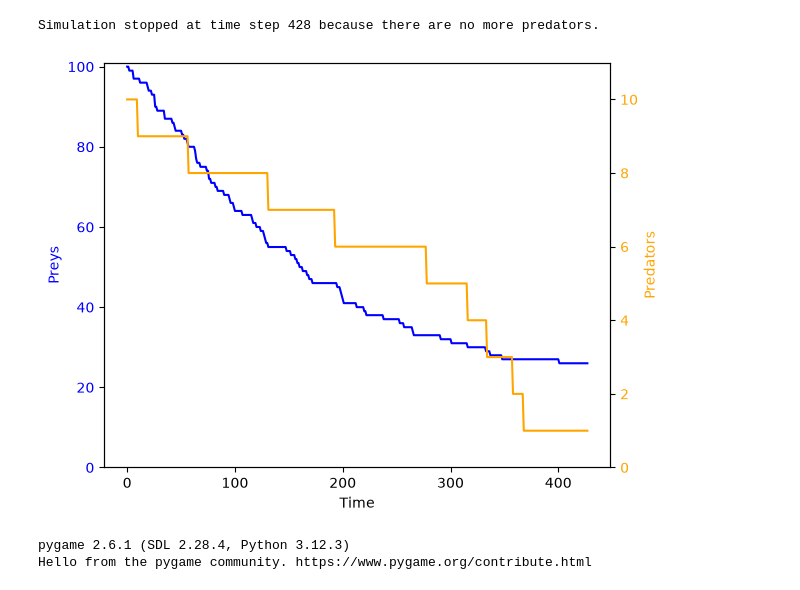
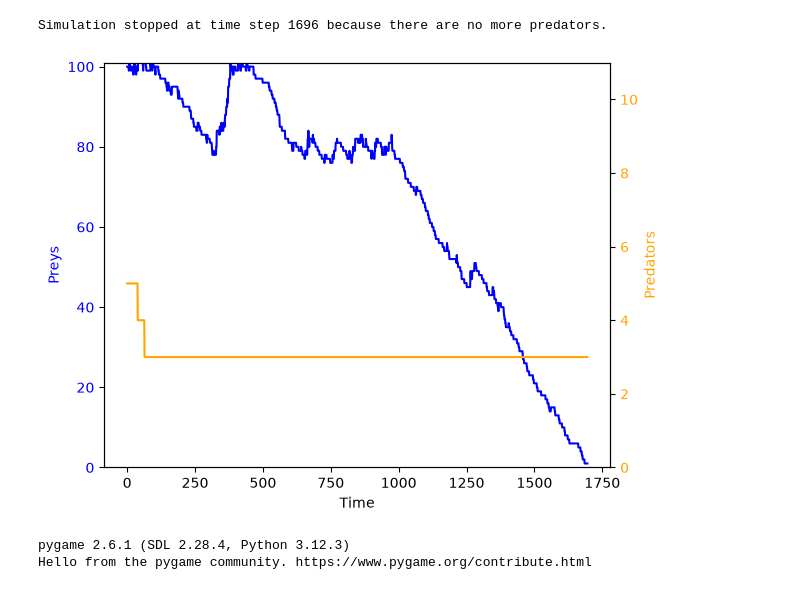
Before and after one commit to arthurleq/predator-prey-population-model-, a Jupyter notebook: Lotka-Volterra.ipynb, the cells around one changed output. Drawn from its saved outputs; the diff is of its cells as text; code cells hidden in the pictures.

Commit message:
modif: world.py & agent.py: put most of the hyperparameters as argument of world class to be controled from the intance of the simulation

```diff
--- a/Lotka-Volterra.ipynb
+++ b/Lotka-Volterra.ipynb
@@ -108,79 +108,111 @@ def run_simulation(world, N):
     pbar = tqdm(range(N), desc="Simulation")
 
     for i, t in enumerate(pbar):
-        dict_agent = world.return_dict()
-        history[t] = dict_agent
+
+        list_history = world.step()
+
+        history[t] = list_history
+        # index :
+        # 0 : number of preys
+        # 1 : number of predators
+        # 2 : number of preys added
+        # 3 : number of predators added
+        # 4 : number of preys removed
+        # 5 : number of predators removed
+        # 6 : mean prey energy
+        # 7 : mean predator energy
 
         # if there is no prey or no predator, we stop the simulation
-        if len(world.preys) == 0:
+        if list_history[0] == 0:
             print(f"Simulation stopped at time step {t} because there are no more preys.")
             break
-        if len(world.predators) == 0:
+        if list_history[1] == 0:
             print(f"Simulation stopped at time step {t} because there are no more predators.")
             break
 
-        N_predators, N_preys, N_predators_added, N_preys_added, N_predators_removed, N_preys_removed, mean_prey_energy, mean_predator_energy = world.step()
-
     return history, i
 
+
+# reset the world
 world.remove_all_agents()
 
+# inital conditions
+world.add_prey(number=100)
+world.add_predator(number=5)
 
+# Hyperparameters
+
+# Speed of the prey and predator
 speed_prey = 1.0
 world.speed_prey = speed_prey
 
 speed_predator = 1.5
 world.speed_predator = speed_predator
 
-world.add_prey(number=100)
-world.add_predator(number=10)
+# energy needed for reproduction
+world.reproduction_energy_needed_prey = 150
+world.reproduction_energy_needed_predator = 150
 
-# Hyperparameters
-for prey in world.preys:
-    prey.reproduction_energy_needed = 150
-    prey.reproduction_energy_cost = 30
+# energy cost for reproduction
+world.reproduction_energy_cost_prey = 50
+world.reproduction_energy_cost_predator = 50
 
+# energy gain by a predator when it eats a prey
+world.energy_gain_predator = 20
+
+# energy gain by a prey at each time step
+world.energy_gain_prey = 1
+
+# energy lost by a predator at each time step
+world.energy_loss_predator = 1
+
+# distance at which a prey will run away from a predator
 world.distance_danger = 5.
+
+# maximum number of preys and predators in the world
 world.max_preys = 100
 world.max_predators = 10
 
+# max number of time steps
 T = 2000
 
 history, T = run_simulation(world, T)
 # %% [output]
-Simulation stopped at time step 428 because there are no more predators.
+Simulation stopped at time step 1696 because there are no more predators.
 # %%
 # plot the number of preys and predators over time
-prey_counts = [len(history[t]['preys']) for t in range(T)]
-predator_counts = [len(history[t]['predators']) for t in range(T)]
+prey_counts = [history[t][0] for t in range(T)]
+predator_counts = [history[t][1] for t in range(T)]
 
 import matplotlib.pyplot as plt
 # Subplot of 2 plot,
 # the first one is for the populations over time
 # the second is for the mean energy of the populations over time
 fig, ax1 = plt.subplots()
 
+# prey counts
 color = world.color_prey
 ax1.set_xlabel('Time')
 ax1.set_ylabel('Preys', color=color)
 ax1.plot(range(T), prey_counts, color=color)
 ax1.tick_params(axis='y', labelcolor=color)
 ax1.set_ylim(0, world.max_preys+1)
 
+# predator counts
 # instantiate a second axes that shares the same x-axis
 ax2 = ax1.twinx()
 color = world.color_predator
 ax2.set_ylabel('Predators', color=color)
 ax2.plot(range(T), predator_counts, color=color)
 ax2.tick_params(axis='y', labelcolor=color)
 ax2.set_ylim(0, world.max_predators+1)
 
 # otherwise the right y-label is slightly clipped
 fig.tight_layout()
 
 plt.show()
 # %% [output]
-[figure, old version]
+[figure, new version]
 # %%
 import os
 os.environ["SDL_VIDEODRIVER"] = "dummy"
```
Also changed, not shown: parts of 2 cells of this notebook, 2 other files.
